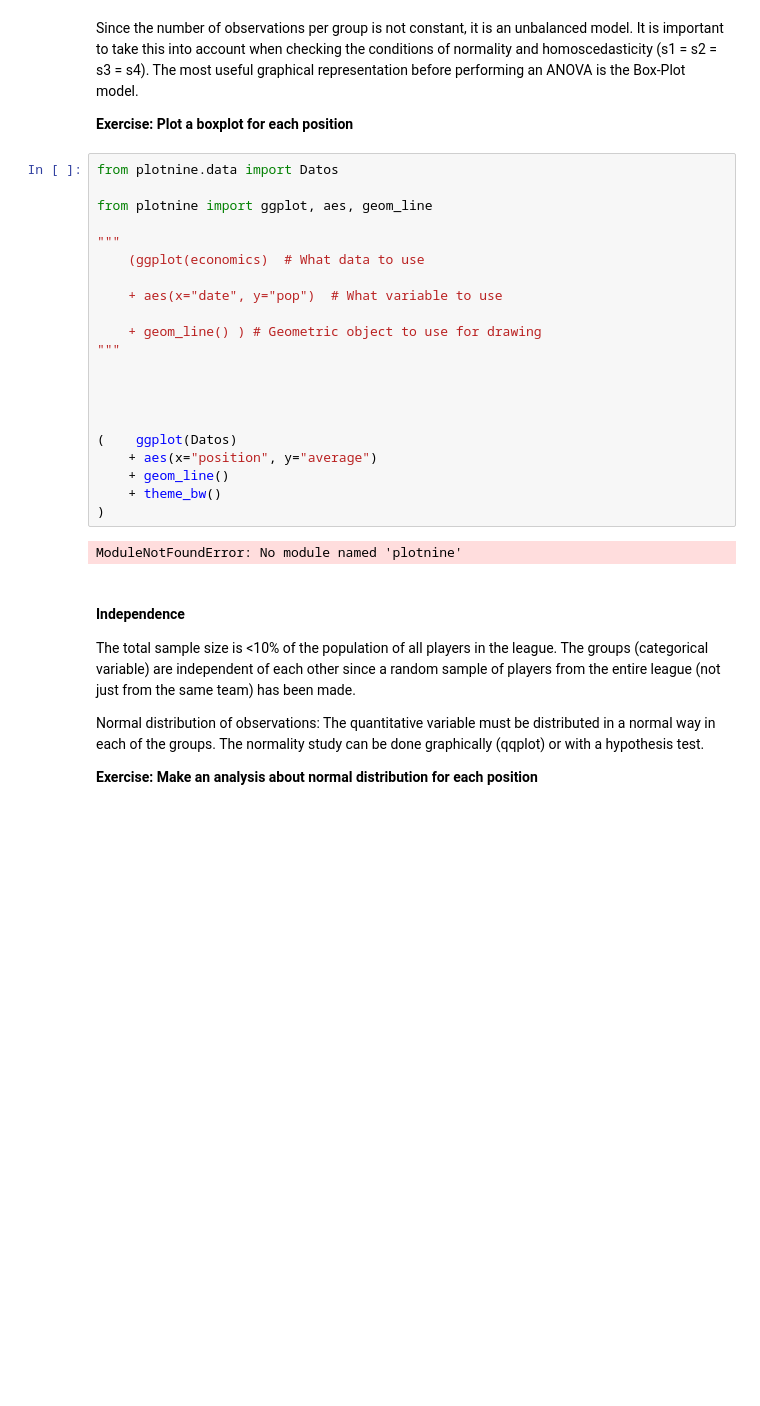
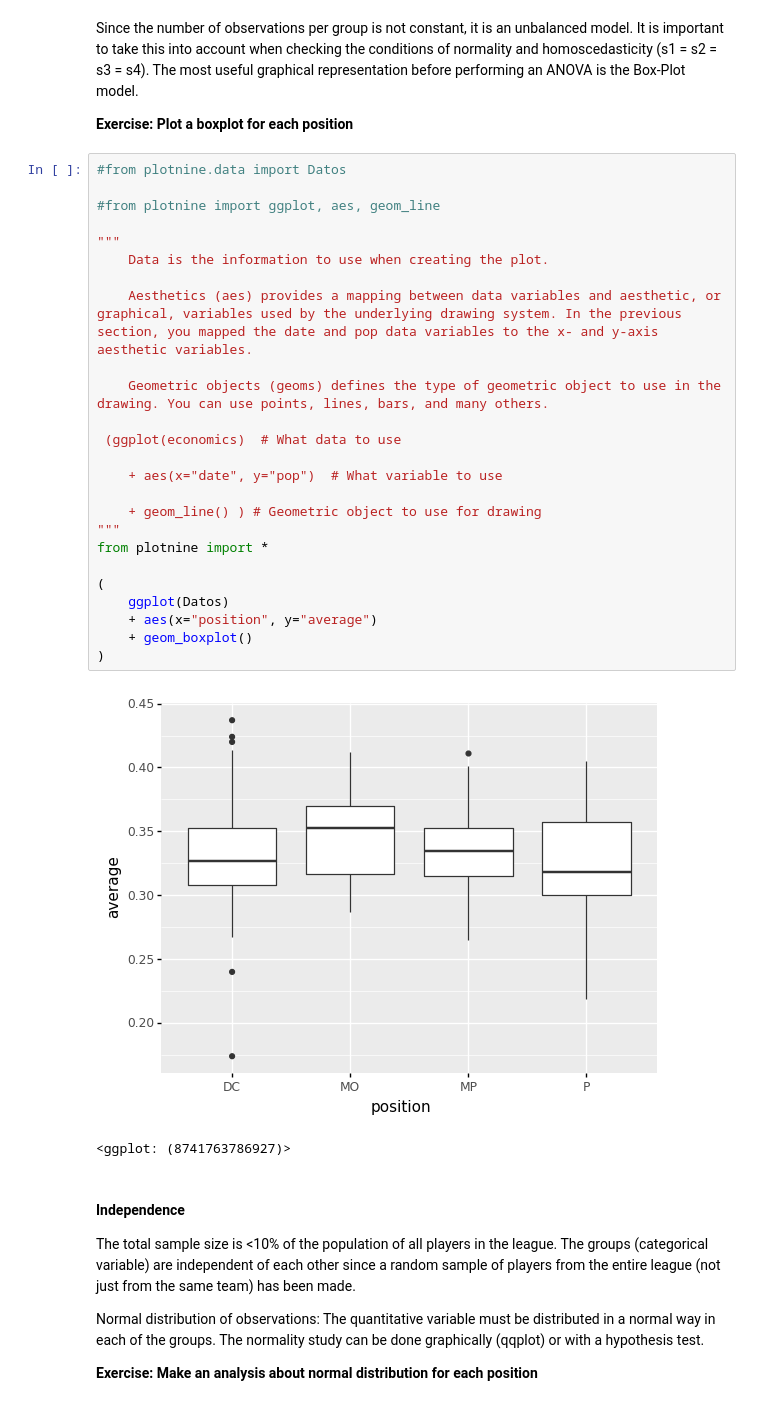
Before and after one commit to marfurt1/hypothesis-testing-exercises-project-with-python, a Jupyter notebook: notebook/problems.ipynb, the cells around one changed output. Saved outputs shown, nothing was run; the diff lists cells and outputs as text; blank space fills up the shorter version.

```diff
--- a/notebook/problems.ipynb
+++ b/notebook/problems.ipynb
@@ -110,28 +110,33 @@ Since the number of observations per group is not constant, it is an unbalanced
 
 **Exercise: Plot a boxplot for each position**
 # %%
-from plotnine.data import Datos
+#from plotnine.data import Datos
 
-from plotnine import ggplot, aes, geom_line
+#from plotnine import ggplot, aes, geom_line
 
 """
-    (ggplot(economics)  # What data to use
+    Data is the information to use when creating the plot.
+
+    Aesthetics (aes) provides a mapping between data variables and aesthetic, or graphical, variables used by the underlying drawing system. In the previous section, you mapped the date and pop data variables to the x- and y-axis aesthetic variables.
+
+    Geometric objects (geoms) defines the type of geometric object to use in the drawing. You can use points, lines, bars, and many others.
+
+ (ggplot(economics)  # What data to use
 
     + aes(x="date", y="pop")  # What variable to use
 
     + geom_line() ) # Geometric object to use for drawing
 """
+from plotnine import *
 
-
-
-
-(    ggplot(Datos)
+(
+    ggplot(Datos)
     + aes(x="position", y="average")
-    + geom_line()
-    + theme_bw()
+    + geom_boxplot()
 )
 # %% [output]
+[figure, added]
-ModuleNotFoundError: No module named 'plotnine'
+<ggplot: (8741763786927)>
 # %% [markdown]
 #### Independence
 
```
Also changed, not shown: parts of 10 cells of this notebook.
